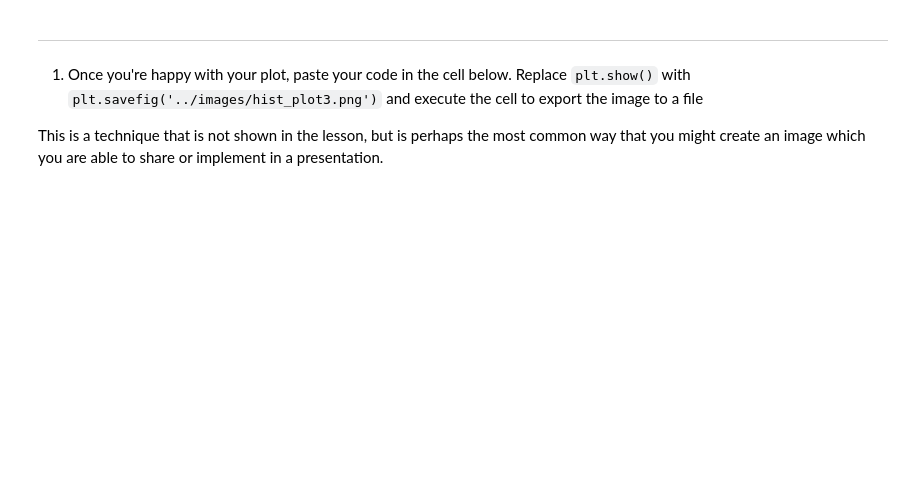
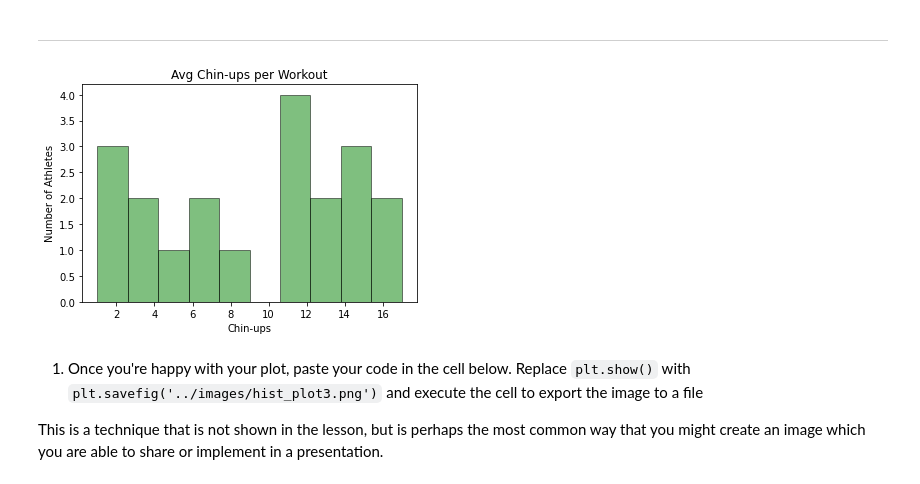
Before and after one commit to emichaelbernardo/ds-precourse-histograms, a Jupyter notebook: notebooks/histogram_challenges.ipynb, the cells around one changed output. Cells and saved outputs as stored; diff of their text form; code cells hidden in the pictures; blank space fills up the shorter version.

```diff
--- a/notebooks/histogram_challenges.ipynb
+++ b/notebooks/histogram_challenges.ipynb
@@ -119,3 +154,18 @@ This is a technique that is not shown in the lesson, but is perhaps the most com
+# %%
+
+import numpy
+import matplotlib.pyplot as plt
+
+p = exercise['Chins']
+
+plt.hist(p,facecolor='green',  edgecolor='black', alpha=0.5)
+plt.xlabel('Chin-ups')
+plt.ylabel('Number of Athletes')
+plt.title('Avg Chin-ups per Workout')
+plt.show()
+#plt.savefig('../images/hist_plot3.png')
+# %% [output]
+[figure, added]
 # %% [markdown]
 1. Once you're happy with your plot, paste your code in the cell below. Replace `plt.show()` with `plt.savefig('../images/hist_plot3.png')` and execute the cell to export the image to a file
 
```
Also changed, not shown: parts of 10 cells of this notebook, 3 other files.
